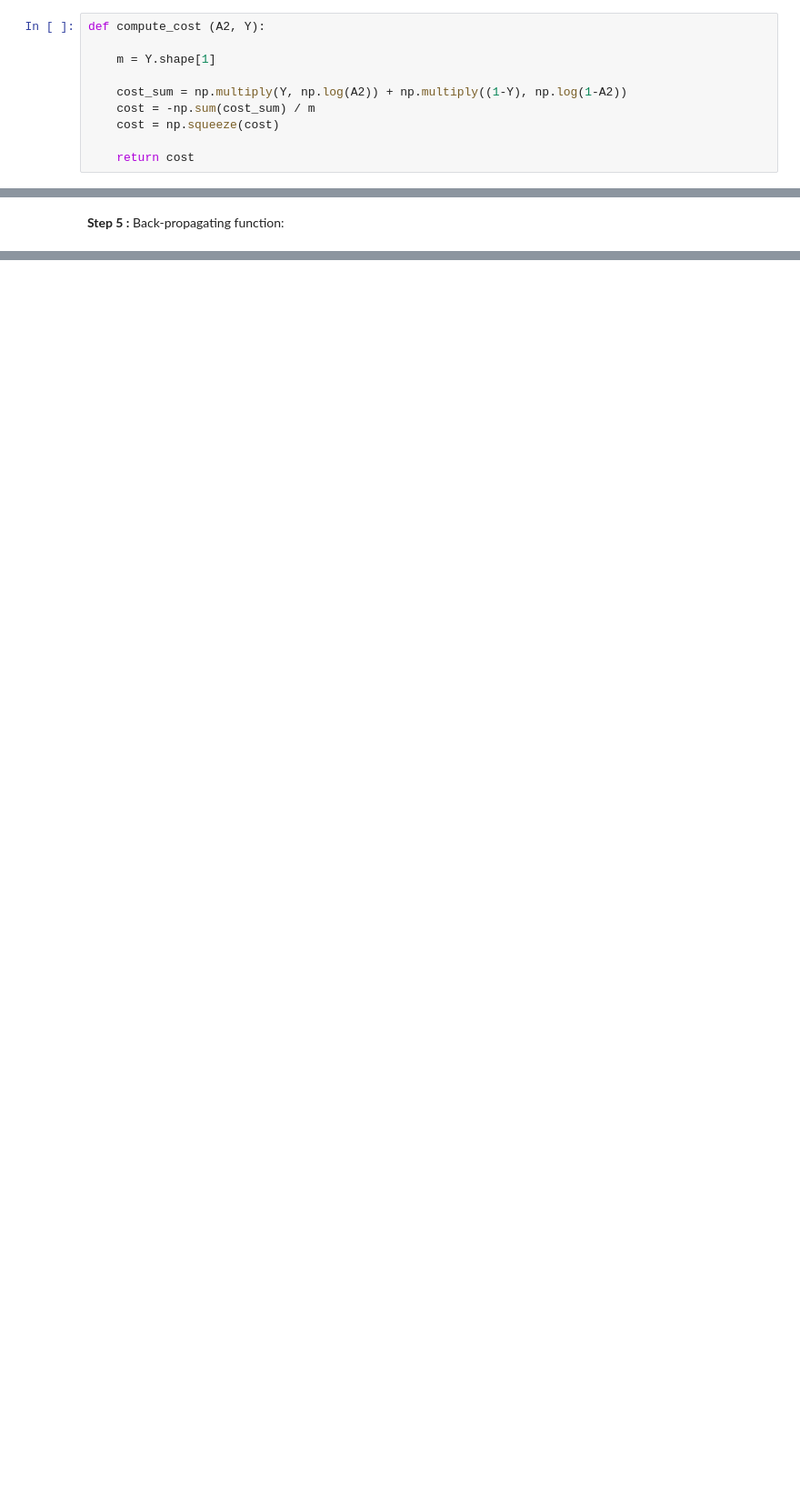
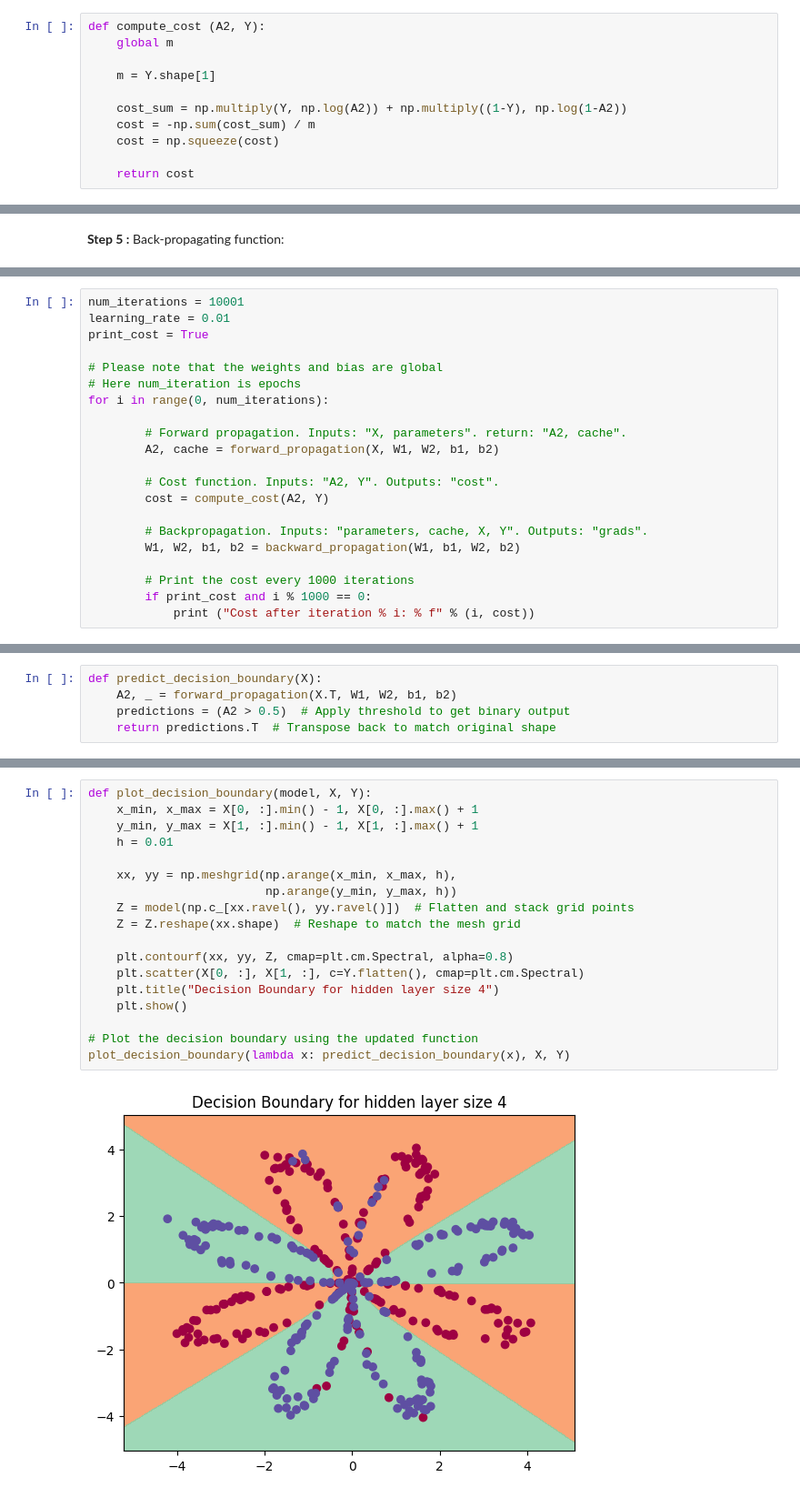
Before and after one commit to Rizwansaifi571/DeepLearning, a Jupyter notebook: Unit_01/Lesson_04/Lesson_04.ipynb, the cells around one changed output, grey strips where cells are left out. Shown at 91% size. Drawn from its saved outputs; the diff is of its cells as text; blank space fills up the shorter version.

```diff
--- a/Unit_01/Lesson_04/Lesson_04.ipynb
+++ b/Unit_01/Lesson_04/Lesson_04.ipynb
@@ -181,6 +182,7 @@ __Backpropagation :__ To update the weights and biases of the neural network by
 __Step 4 :__ Defining the cost function :
 # %%
 def compute_cost (A2, Y):
+    global m
 
     m = Y.shape[1]
 
@@ -305,0 +309,21 @@ __Step 6 :__ Training the custom model
+# %%
+num_iterations = 10001
+learning_rate = 0.01
+print_cost = True
+
+# Please note that the weights and bias are global
+# Here num_iteration is epochs
+for i in range(0, num_iterations):
+
+		# Forward propagation. Inputs: "X, parameters". return: "A2, cache".
+		A2, cache = forward_propagation(X, W1, W2, b1, b2)
+
+		# Cost function. Inputs: "A2, Y". Outputs: "cost".
+		cost = compute_cost(A2, Y)
+
+		# Backpropagation. Inputs: "parameters, cache, X, Y". Outputs: "grads".
+		W1, W2, b1, b2 = backward_propagation(W1, b1, W2, b2)
+
+		# Print the cost every 1000 iterations
+		if print_cost and i % 1000 == 0:
+			print ("Cost after iteration % i: % f" % (i, cost))
@@ -305,0 +344,5 @@ __Step 6 :__ Training the custom model
+# %%
+def predict_decision_boundary(X):
+    A2, _ = forward_propagation(X.T, W1, W2, b1, b2)
+    predictions = (A2 > 0.5)  # Apply threshold to get binary output
+    return predictions.T  # Transpose back to match original shape
@@ -305,0 +351,20 @@ __Step 6 :__ Training the custom model
+# %%
+def plot_decision_boundary(model, X, Y):
+    x_min, x_max = X[0, :].min() - 1, X[0, :].max() + 1
+    y_min, y_max = X[1, :].min() - 1, X[1, :].max() + 1
+    h = 0.01
+
+    xx, yy = np.meshgrid(np.arange(x_min, x_max, h),
+                         np.arange(y_min, y_max, h))
+    Z = model(np.c_[xx.ravel(), yy.ravel()])  # Flatten and stack grid points
+    Z = Z.reshape(xx.shape)  # Reshape to match the mesh grid
+
+    plt.contourf(xx, yy, Z, cmap=plt.cm.Spectral, alpha=0.8)
+    plt.scatter(X[0, :], X[1, :], c=Y.flatten(), cmap=plt.cm.Spectral)
+    plt.title("Decision Boundary for hidden layer size 4")
+    plt.show()
+
+# Plot the decision boundary using the updated function
+plot_decision_boundary(lambda x: predict_decision_boundary(x), X, Y)
+# %% [output]
+[figure, added]
```
Also changed, not shown: parts of 7 cells of this notebook.
